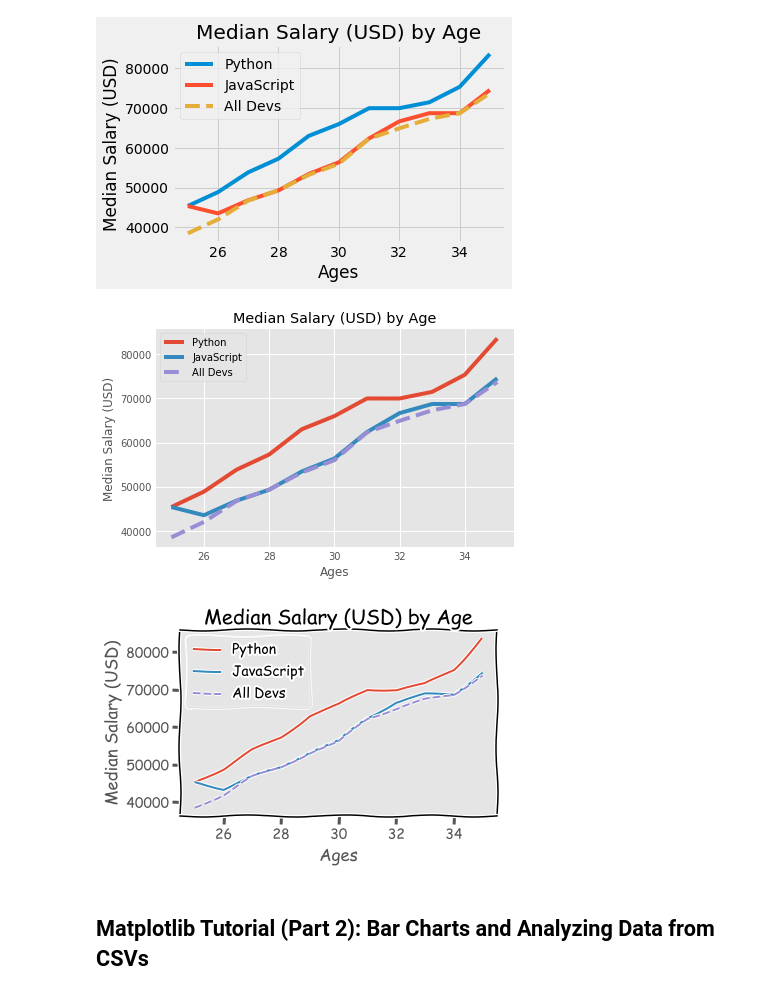
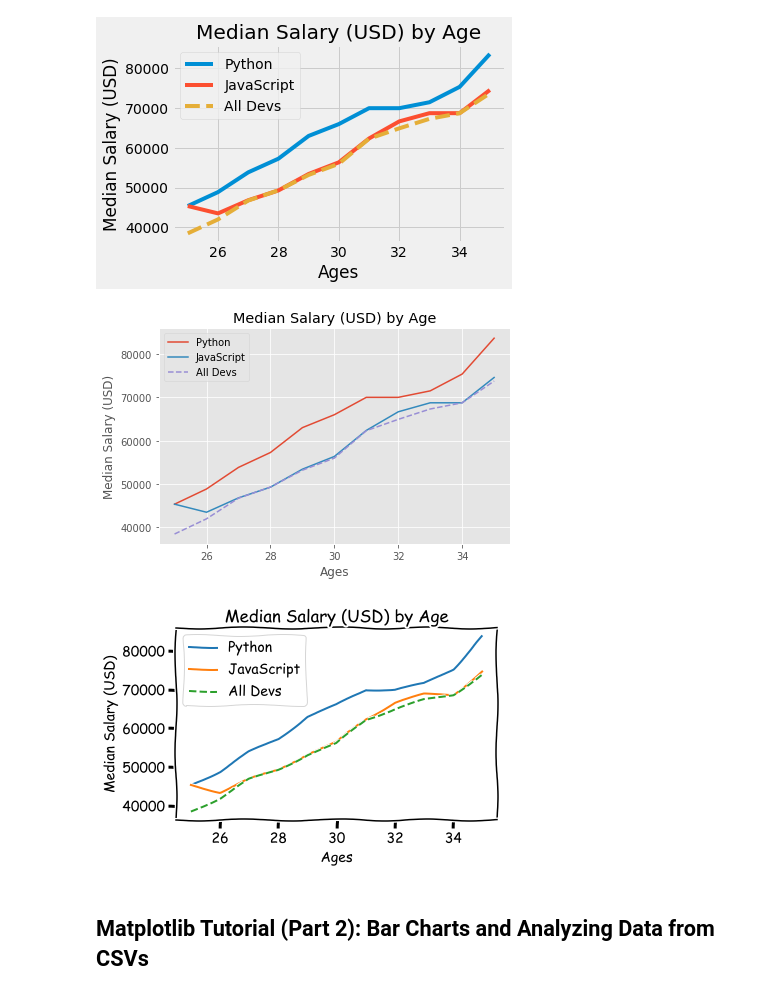
Before and after one commit to AdamYuWen/LearningProgramming, a Jupyter notebook: Python Matplotlib Tutorial.ipynb, the cells around one changed output. Cells and saved outputs as stored; diff of their text form; code cells hidden in the pictures.

```diff
--- a/Python Matplotlib Tutorial.ipynb
+++ b/Python Matplotlib Tutorial.ipynb
@@ -187,41 +187,43 @@ print(plt.style.available)
 # %%
-# Styple
-plt.style.use('fivethirtyeight')
+# Style
+# plt.style.use('fivethirtyeight')
 
-plt.plot(ages_x, py_dev_y, label='Python')
-plt.plot(ages_x, js_dev_y, label='JavaScript')
-plt.plot(ages_x, dev_y, linestyle='--', label='All Devs')
+with plt.style.context('fivethirtyeight'):
+    plt.plot(ages_x, py_dev_y, label='Python')
+    plt.plot(ages_x, js_dev_y, label='JavaScript')
+    plt.plot(ages_x, dev_y, linestyle='--', label='All Devs')
 
-plt.xlabel('Ages')
-plt.ylabel('Median Salary (USD)')
-plt.title('Median Salary (USD) by Age')
+    plt.xlabel('Ages')
+    plt.ylabel('Median Salary (USD)')
+    plt.title('Median Salary (USD) by Age')
 
-plt.legend()
+    plt.legend()
 
-plt.tight_layout()
+    plt.tight_layout()
 
 plt.show()
 # %% [output]
 [figure]
 # %%
-# Styple
-plt.style.use('ggplot')
+# Style
+# plt.style.use('ggplot')
 
-plt.plot(ages_x, py_dev_y, label='Python')
-plt.plot(ages_x, js_dev_y, label='JavaScript')
-plt.plot(ages_x, dev_y, linestyle='--', label='All Devs')
+with plt.style.context('ggplot'):
+    plt.plot(ages_x, py_dev_y, label='Python')
+    plt.plot(ages_x, js_dev_y, label='JavaScript')
+    plt.plot(ages_x, dev_y, linestyle='--', label='All Devs')
 
-plt.xlabel('Ages')
-plt.ylabel('Median Salary (USD)')
-plt.title('Median Salary (USD) by Age')
+    plt.xlabel('Ages')
+    plt.ylabel('Median Salary (USD)')
+    plt.title('Median Salary (USD) by Age')
 
-plt.legend()
+    plt.legend()
 
-plt.tight_layout()
+    plt.tight_layout()
 
 plt.show()
 # %% [output]
-[figure, old version]
+[figure, new version]
 # %%
 # Save graph and use xkcd
 with plt.xkcd():
@@ -241,7 +243,7 @@ with plt.xkcd():
 
     plt.show()
 # %% [output]
-[figure, old version]
+[figure, new version]
 # %%
 import os
 
```
Also changed, not shown: parts of 27 cells of this notebook, 2 other files.
